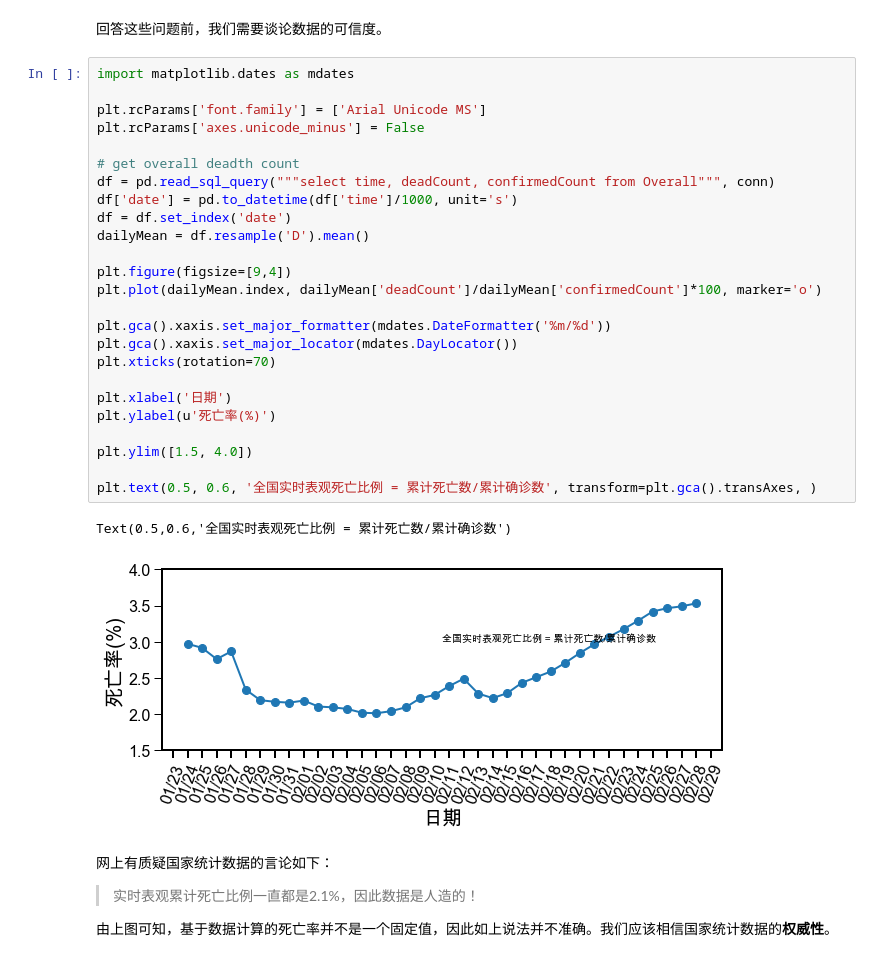
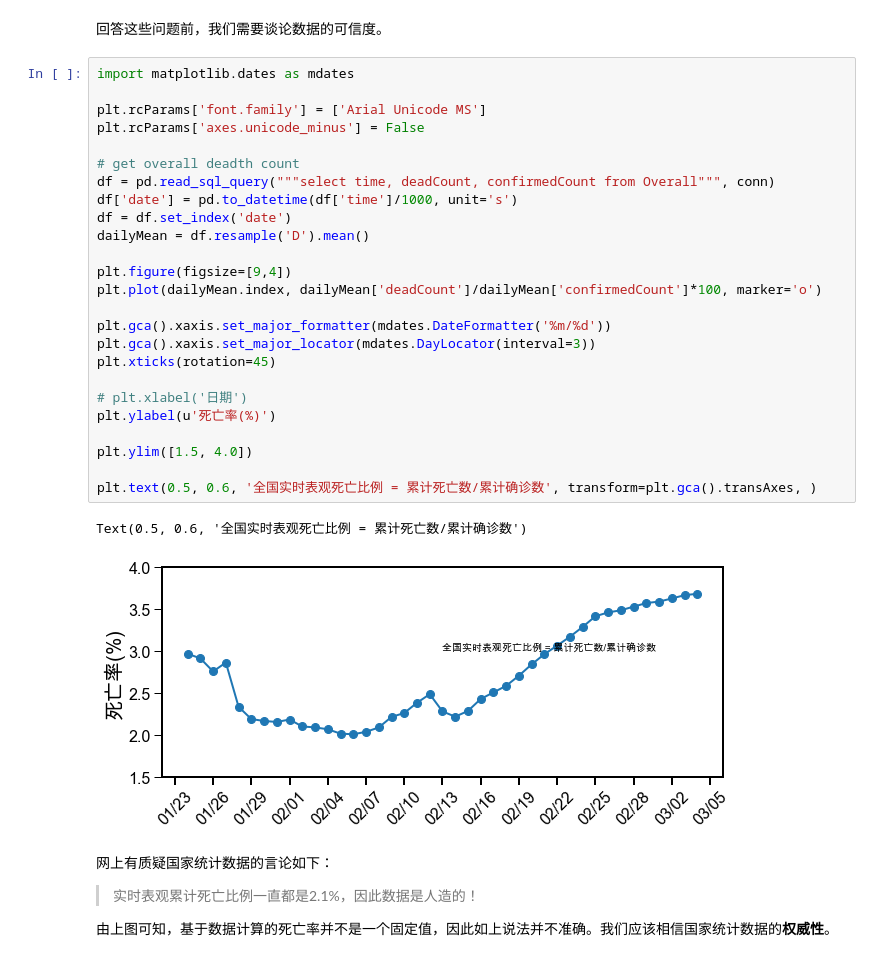
Before and after one commit to ZPYin/COVID-19_Visualizer, a Jupyter notebook: notebook/statistical_analysis.ipynb, the cells around one changed output. Cells and saved outputs as stored; diff of their text form.

```diff
--- a/notebook/statistical_analysis.ipynb
+++ b/notebook/statistical_analysis.ipynb
@@ -32,31 +32,31 @@ cu = conn.cursor()
 # %%
 import matplotlib.dates as mdates
 
 plt.rcParams['font.family'] = ['Arial Unicode MS']
 plt.rcParams['axes.unicode_minus'] = False
 
 # get overall deadth count
 df = pd.read_sql_query("""select time, deadCount, confirmedCount from Overall""", conn)
 df['date'] = pd.to_datetime(df['time']/1000, unit='s')
 df = df.set_index('date')
 dailyMean = df.resample('D').mean()
 
 plt.figure(figsize=[9,4])
 plt.plot(dailyMean.index, dailyMean['deadCount']/dailyMean['confirmedCount']*100, marker='o')
 
 plt.gca().xaxis.set_major_formatter(mdates.DateFormatter('%m/%d'))
-plt.gca().xaxis.set_major_locator(mdates.DayLocator())
-plt.xticks(rotation=70)
+plt.gca().xaxis.set_major_locator(mdates.DayLocator(interval=3))
+plt.xticks(rotation=45)
 
-plt.xlabel('日期')
+# plt.xlabel('日期')
 plt.ylabel(u'死亡率(%)')
 
 plt.ylim([1.5, 4.0])
 
 plt.text(0.5, 0.6, '全国实时表观死亡比例 = 累计死亡数/累计确诊数', transform=plt.gca().transAxes, )
 # %% [output]
-Text(0.5,0.6,'全国实时表观死亡比例 = 累计死亡数/累计确诊数')
+Text(0.5, 0.6, '全国实时表观死亡比例 = 累计死亡数/累计确诊数')
-[figure, old version]
+[figure, new version]
 # %% [markdown]
 网上有质疑国家统计数据的言论如下：
 
```
Also changed, not shown: parts of 4 cells of this notebook, 1 other file.
